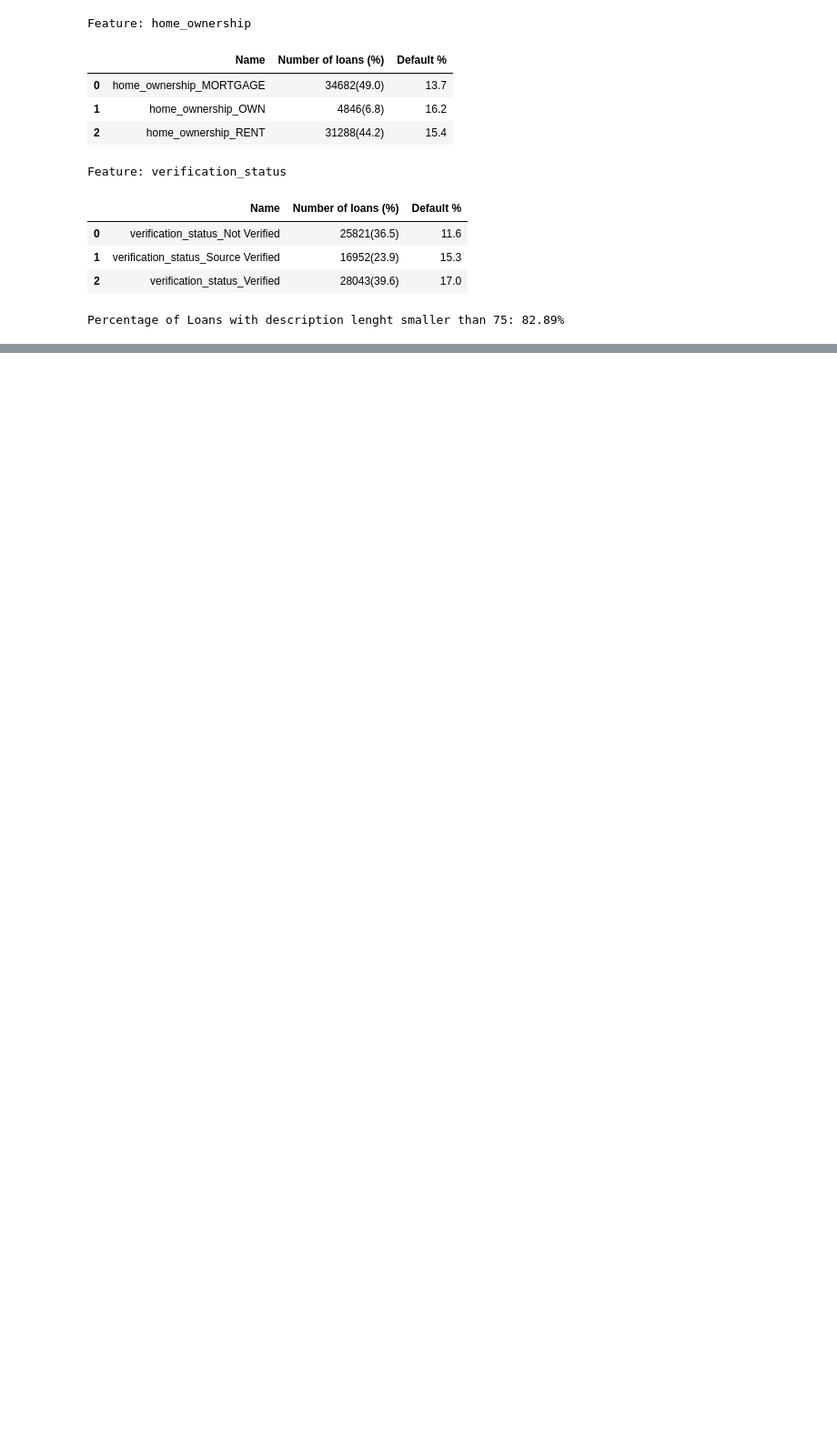
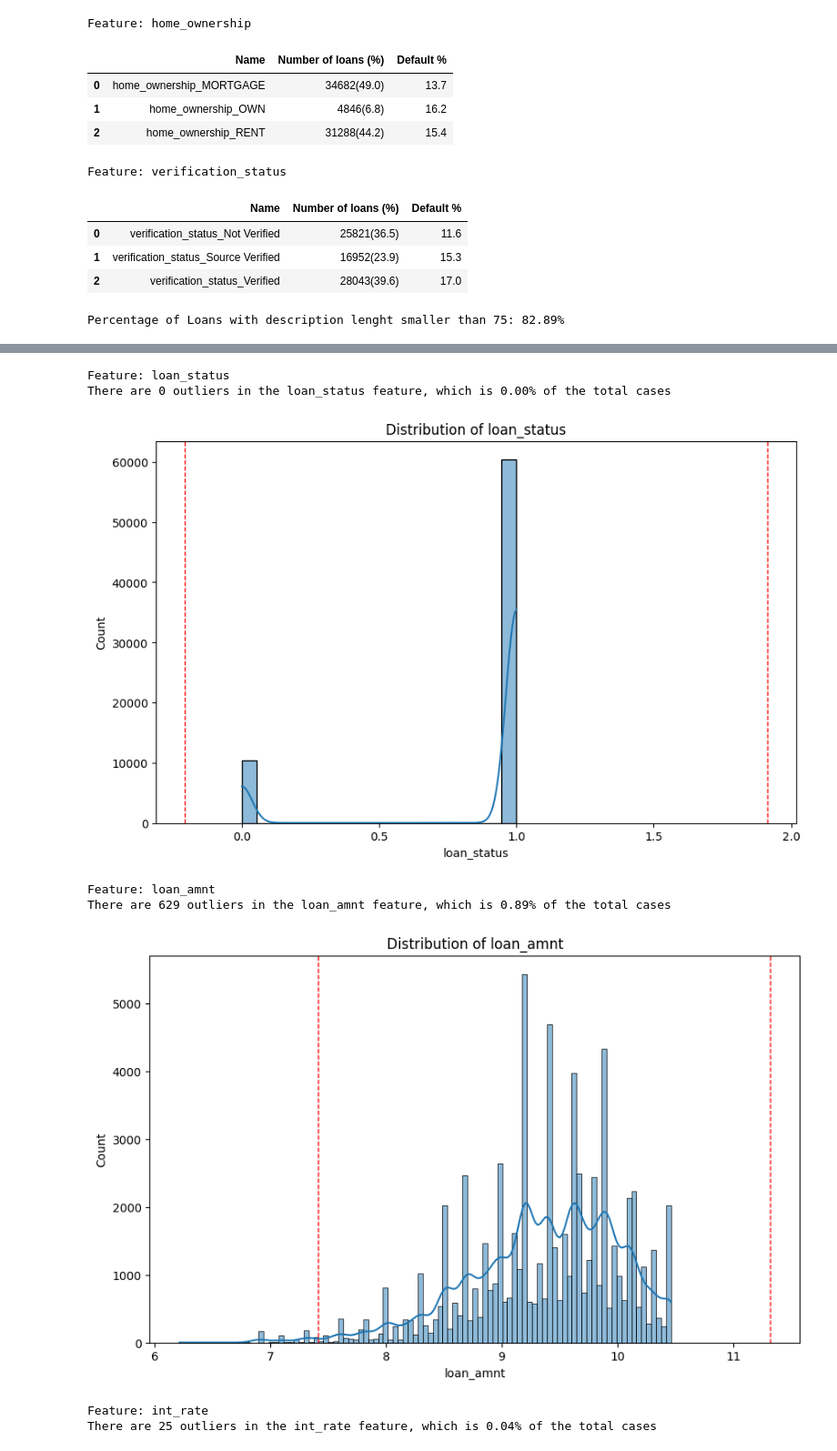
Before and after one commit to JonahNiklas/Pre-project-transformer, a Jupyter notebook: p2p_lending/dataset_exploration.ipynb, the cells around one changed output, grey strips where cells are left out. Shown: that part at 91% size. Drawn from its saved outputs; the diff is of its cells as text; code cells hidden in the pictures; blank space fills up the shorter version.

```diff
--- a/p2p_lending/dataset_exploration.ipynb
+++ b/p2p_lending/dataset_exploration.ipynb
@@ -142,0 +179,30 @@ Percentage of Loans with description lenght smaller than 75: 82.89%
+# %%
+import seaborn as sns
+import matplotlib.pyplot as plt
+
+def detect_outliers(data):
+    for column in data.select_dtypes(include=['float64', 'int64']).columns:
+        mean = data[column].mean()
+        std = data[column].std()
+        outliers = data[(data[column] > mean + 3 * std) | (data[column] < mean - 3 * std)]
+
+        print(f"Feature: {column}")
+        print(f"There are {len(outliers)} outliers in the {column} feature, which is {len(outliers) / len(data) * 100:.2f}% of the total cases")
+
+        plt.figure(figsize=(10, 6))
+        sns.histplot(data[column], kde=True)
+        plt.title(f"Distribution of {column}")
+        plt.axvline(mean + 3 * std, color='r', linestyle='dashed', linewidth=1)
+        plt.axvline(mean - 3 * std, color='r', linestyle='dashed', linewidth=1)
+        plt.show()
+
+detect_outliers(processed_data)
+# %% [output]
+Feature: loan_status
+There are 0 outliers in the loan_status feature, which is 0.00% of the total cases
+[figure, added]
+Feature: loan_amnt
+There are 629 outliers in the loan_amnt feature, which is 0.89% of the total cases
+[figure, added]
+Feature: int_rate
+There are 25 outliers in the int_rate feature, which is 0.04% of the total cases
```
Also changed, not shown: parts of 8 cells of this notebook.
